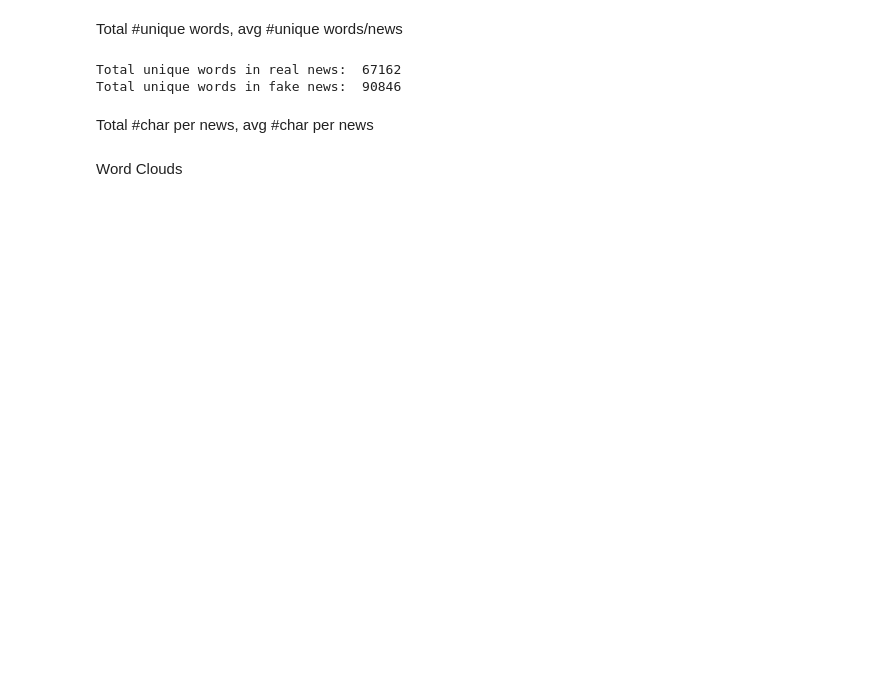
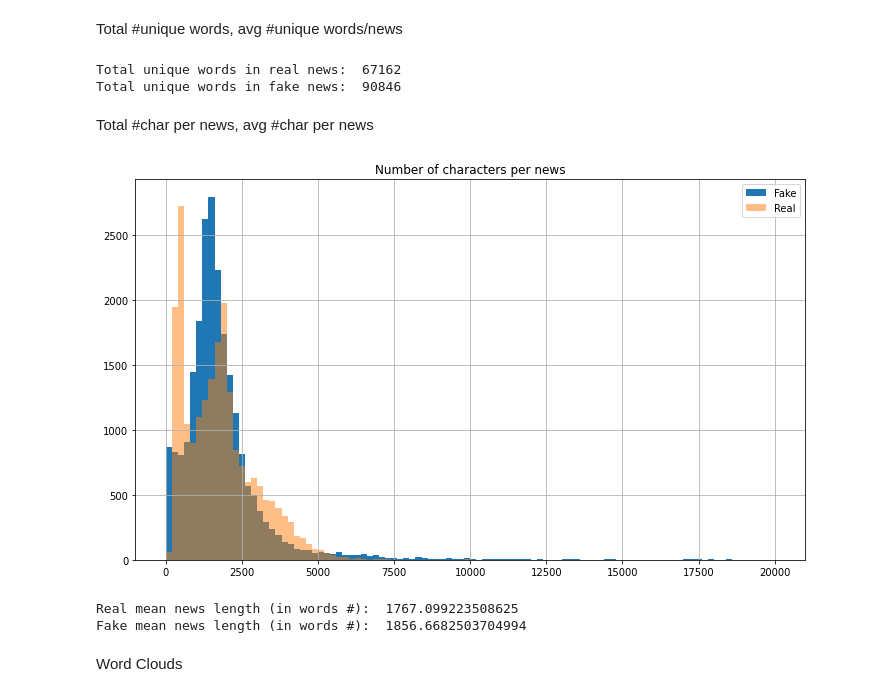
Before and after one commit to d-roland/Fake-news-detection, a Jupyter notebook: CS221_Fake_news_detection.ipynb, the cells around one changed output. Saved outputs shown, nothing was run; the diff lists cells and outputs as text; code cells hidden in the pictures; blank space fills up the shorter version.

```diff
--- a/CS221_Fake_news_detection.ipynb
+++ b/CS221_Fake_news_detection.ipynb
@@ -828,6 +922,23 @@ Total unique words in real news:  67162
 Total unique words in fake news:  90846
 # %% [markdown]
 Total #char per news, avg #char per news
+# %%
+#Comparison of news lengths in characters number between Real and Fake news
+plt.figure(figsize = (12,7))
+dataset_fake['text'].str.len().hist(bins = 100, range = [0, 20000])
+dataset_real['text'].str.len().hist(alpha=0.5, bins = 100, range = [0, 20000])
+plt.title('Number of characters per news')
+plt.legend(['Fake', 'Real'])
+plt.show()
+# %% [output]
+[figure, added]
+# %%
+from statistics import mean
+print("Real mean news length (in words #): ",mean(dataset_real['text'].str.len()))
+print("Fake mean news length (in words #): ",mean(dataset_fake['text'].str.len()))
+# %% [output]
+Real mean news length (in words #):  1767.099223508625
+Fake mean news length (in words #):  1856.6682503704994
 # %% [markdown]
 Word Clouds
 # %%
```
Also changed, not shown: parts of 63 cells of this notebook.
